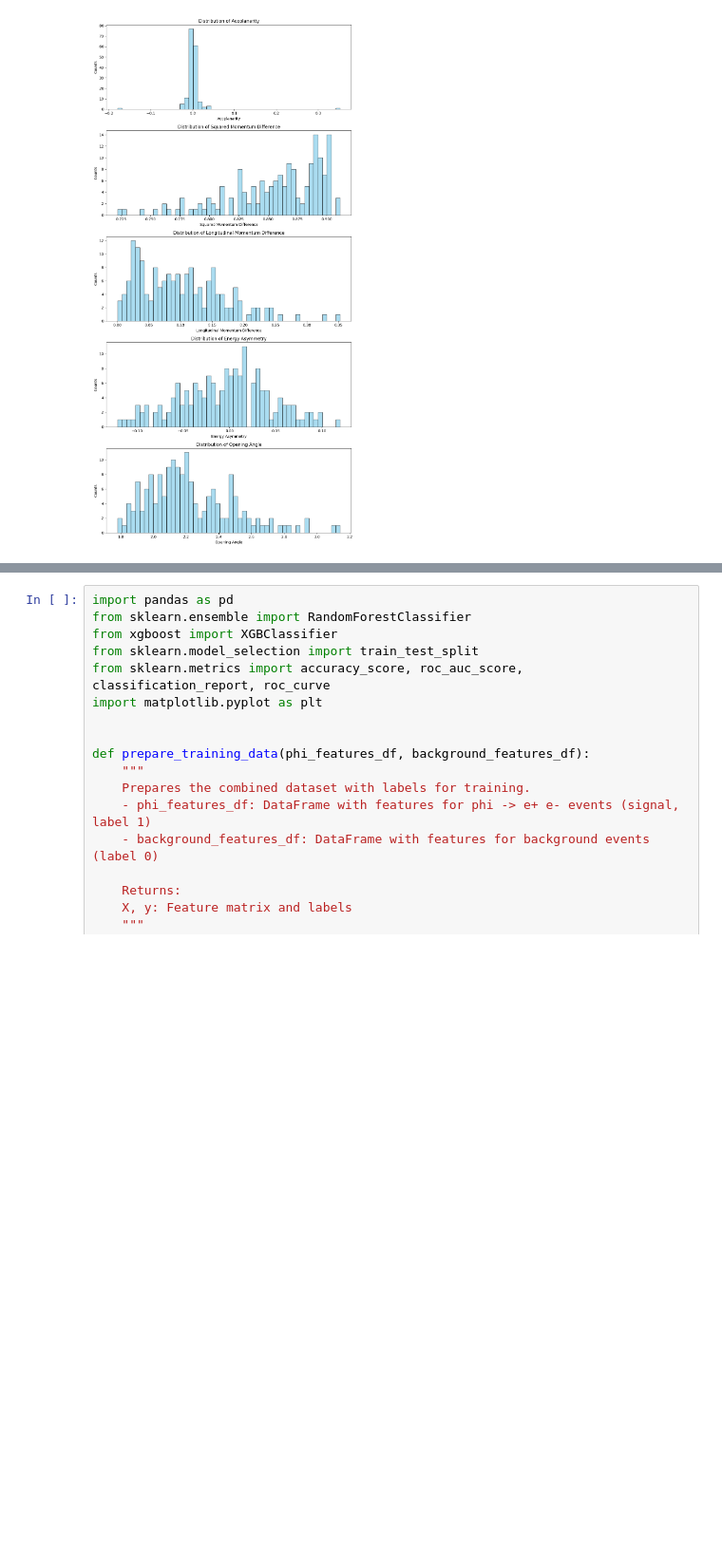
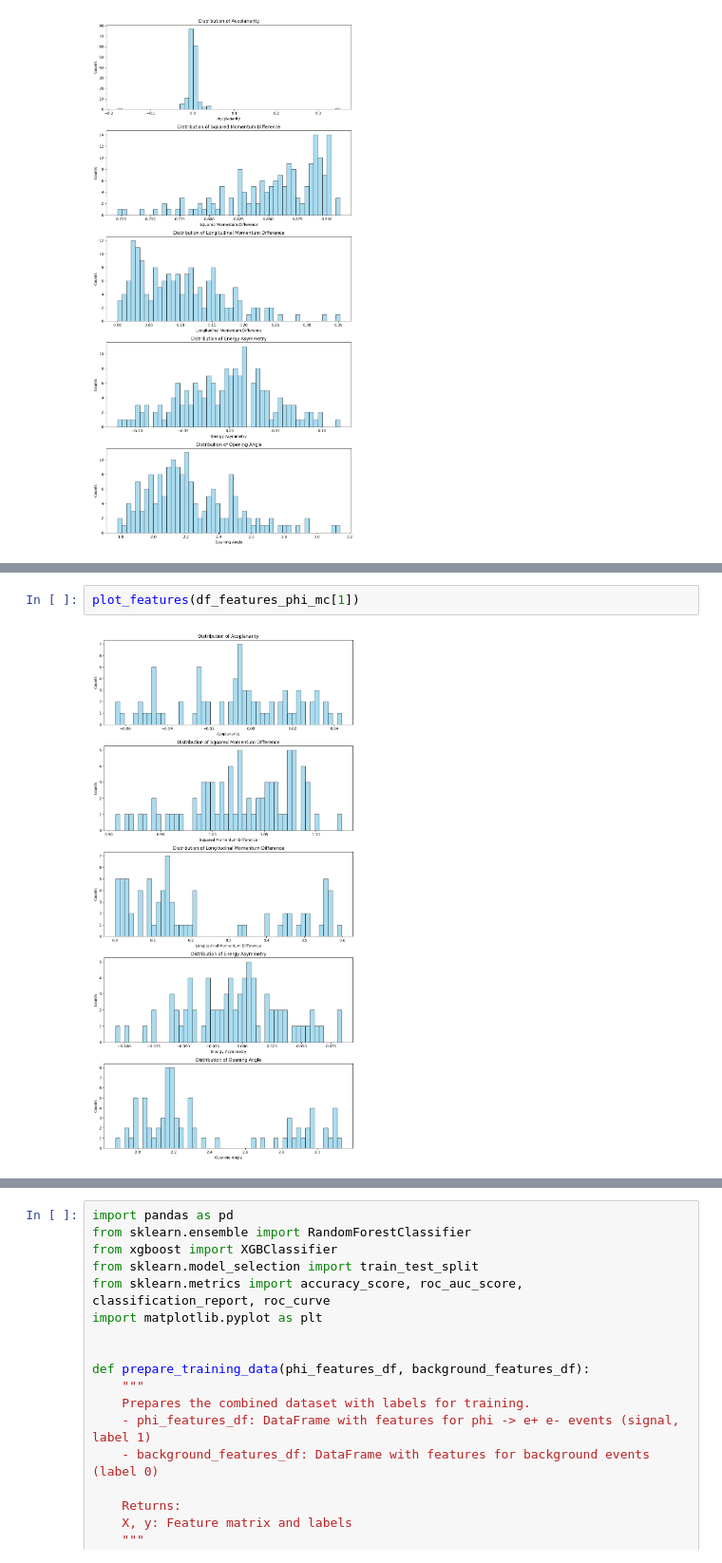
Before and after one commit to siragoni/ML-upc-phi, a Jupyter notebook: running-ALICE-data-V4.ipynb, the cells around one changed output, grey strips where cells are left out. Shown at 95% size. Drawn from its saved outputs; the diff is of its cells as text; blank space fills up the shorter version.

```diff
--- a/running-ALICE-data-V4.ipynb
+++ b/running-ALICE-data-V4.ipynb
@@ -1582,0 +1038,4 @@ features_df.head()
+# %%
+plot_features(df_features_phi_mc[1])
+# %% [output]
+[figure, added]
```
Also changed, not shown: parts of 44 cells of this notebook.
